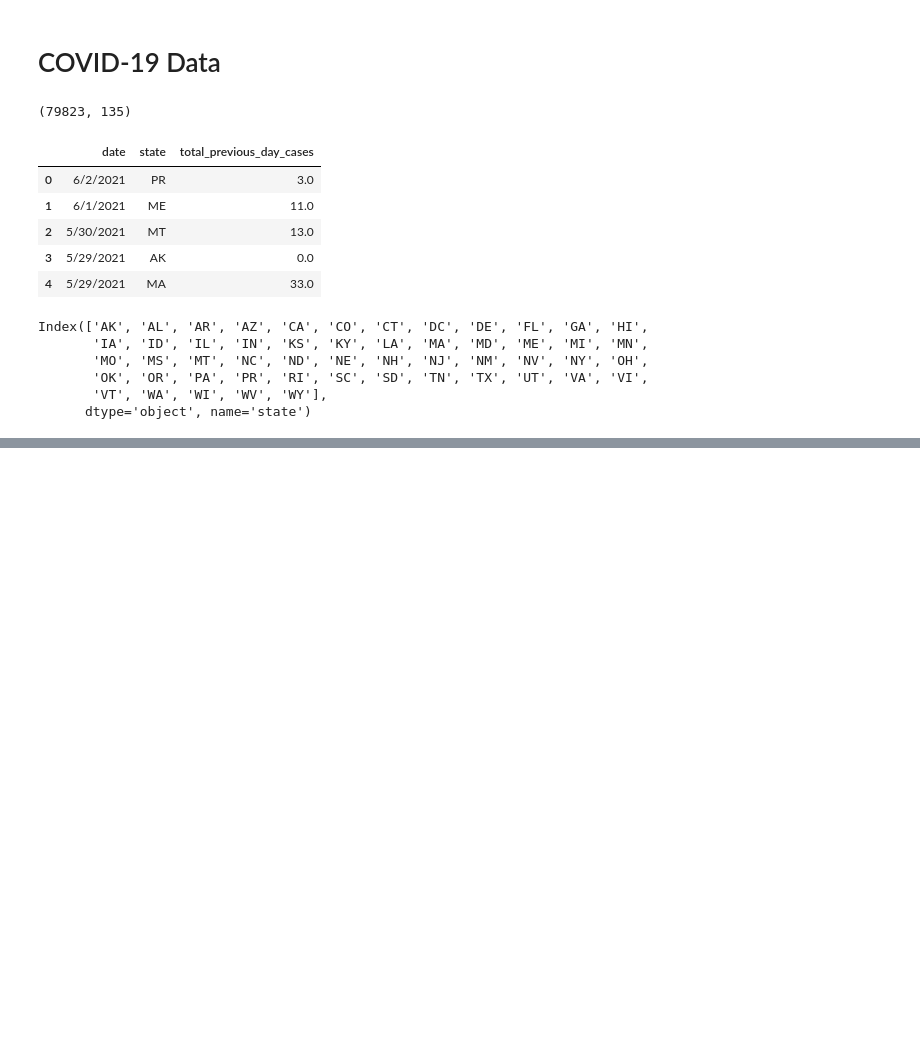
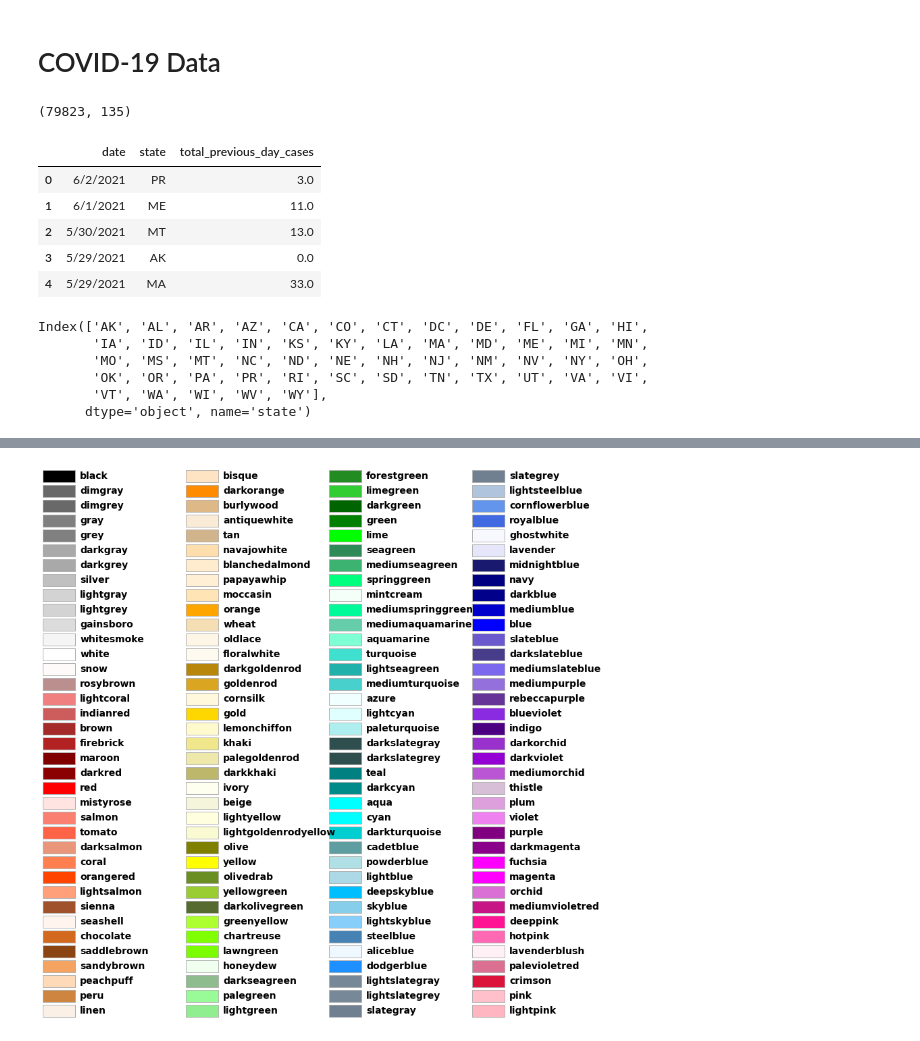
Before and after one commit to IanSinColorado/PoliticsAndCovid, a Jupyter notebook: dataCompression.ipynb, the cells around one changed output, grey strips where cells are left out. Cells and saved outputs as stored; diff of their text form; code cells hidden in the pictures; blank space fills up the shorter version.

Commit message:
Added Colors!

```diff
--- a/dataCompression.ipynb
+++ b/dataCompression.ipynb
@@ -168,0 +212,8 @@ Index(['AK', 'AL', 'AR', 'AZ', 'CA', 'CO', 'CT', 'DC', 'DE', 'FL', 'GA', 'HI',
+# %%
+states = ['AL', 'AK', 'AZ', 'AR', 'CA', 'CO', 'CT', 'DE', 'FL', 'GA', 'HI', 'ID', 'IL', 'IN',
+        'IA', 'KS', 'KY', 'LA', 'ME', 'MD', 'MA', 'MI', 'MN', 'MS', 'MO', 'MT', 'NE', 'NV',
+        'NH', 'NJ', 'NM', 'NY', 'NC', 'ND', 'OH', 'OK', 'OR', 'PA', 'RI', 'SC', 'SD', 'TN',
+        'TX', 'UT', 'VT', 'VA', 'WA', 'WV', 'WI', 'WY']
+house_years = [2020, 2022]
+parties = ["DEMOCRAT", "REPUBLICAN", "OTHER"]
+covid_years = [2020, 2021, 2022, 2023]
@@ -168,0 +243,10 @@ Index(['AK', 'AL', 'AR', 'AZ', 'CA', 'CO', 'CT', 'DC', 'DE', 'FL', 'GA', 'HI',
+# %%
+# COVID Normalize
+cases_norm = {}
+for y in covid_years:
+    cases_norm[y] = {}
+    for s in states:
+        cases_norm[y][s] = cases_by_year_state[y][s] / census_arr[s]
+
+# Now a dictionary indexed year, state
+cases_norm[2020]['AK']
@@ -168,0 +260,62 @@ Index(['AK', 'AL', 'AR', 'AZ', 'CA', 'CO', 'CT', 'DC', 'DE', 'FL', 'GA', 'HI',
+# %%
+import math
+
+import matplotlib.pyplot as plt
+
+import matplotlib.colors as mcolors
+from matplotlib.patches import Rectangle
+
+
+def plot_colortable(colors, *, ncols=4, sort_colors=True):
+
+    cell_width = 212
+    cell_height = 22
+    swatch_width = 48
+    margin = 12
+
+    # Sort colors by hue, saturation, value and name.
+    if sort_colors is True:
+        names = sorted(
+            colors, key=lambda c: tuple(mcolors.rgb_to_hsv(mcolors.to_rgb(c))))
+    else:
+        names = list(colors)
+
+    n = len(names)
+    nrows = math.ceil(n / ncols)
+
+    width = cell_width * ncols + 2 * margin
+    height = cell_height * nrows + 2 * margin
+    dpi = 72
+
+    fig, ax = plt.subplots(figsize=(width / dpi, height / dpi), dpi=dpi)
+    fig.subplots_adjust(margin/width, margin/height,
+                        (width-margin)/width, (height-margin)/height)
+    ax.set_xlim(0, cell_width * ncols)
+    ax.set_ylim(cell_height * (nrows-0.5), -cell_height/2.)
+    ax.yaxis.set_visible(False)
+    ax.xaxis.set_visible(False)
+    ax.set_axis_off()
+
+    for i, name in enumerate(names):
+        row = i % nrows
+        col = i // nrows
+        y = row * cell_height
+
+        swatch_start_x = cell_width * col
+        text_pos_x = cell_width * col + swatch_width + 7
+
+        ax.text(text_pos_x, y, name, fontsize=14,
+                horizontalalignment='left',
+                verticalalignment='center')
+
+        ax.add_patch(
+            Rectangle(xy=(swatch_start_x, y-9), width=swatch_width,
+                      height=18, facecolor=colors[name], edgecolor='0.7')
+        )
+
+    return fig
+
+plot_colortable(mcolors.CSS4_COLORS)
+plt.show()
+# %% [output]
+[figure, added]
```
Also changed, not shown: parts of 19 cells of this notebook.
